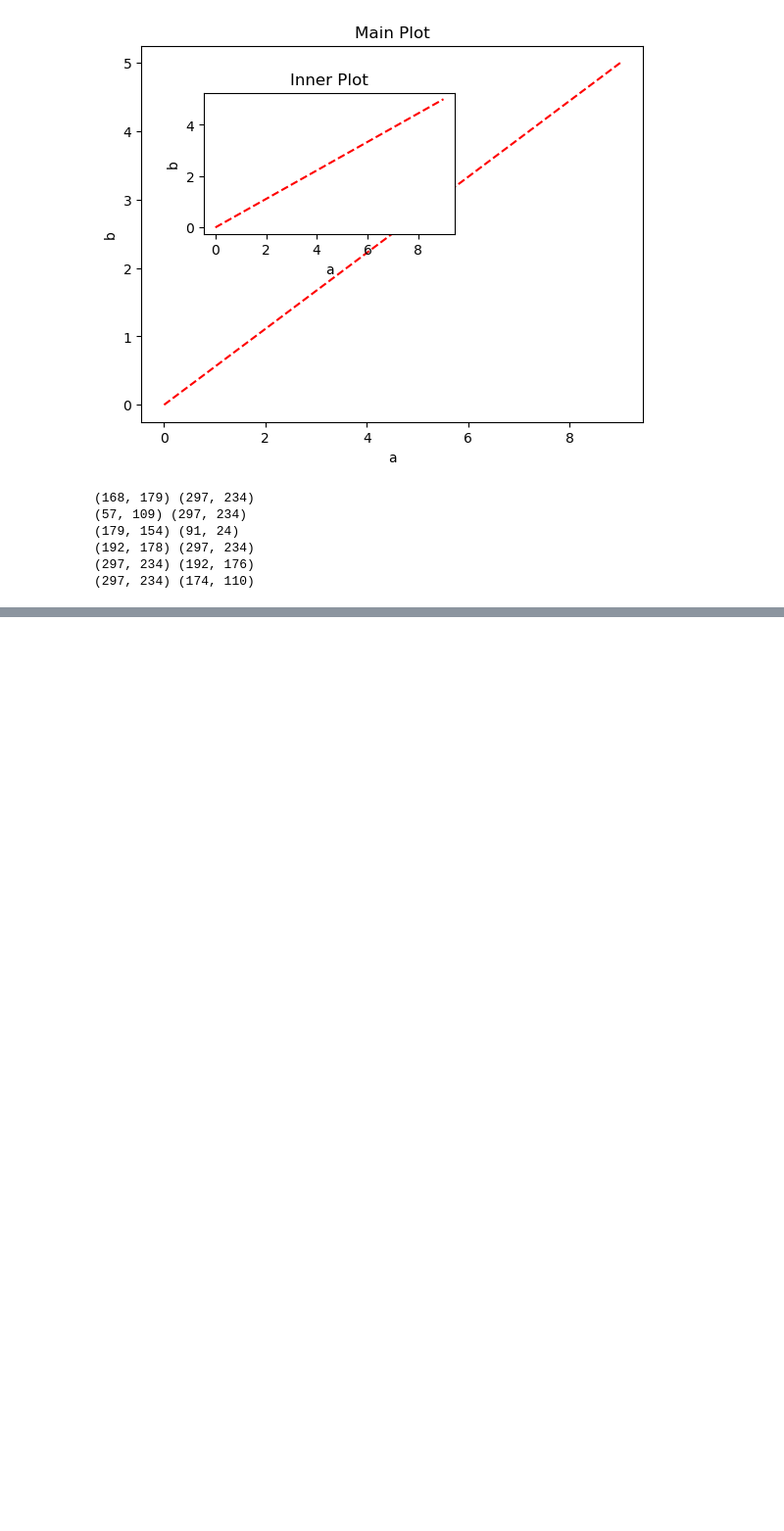
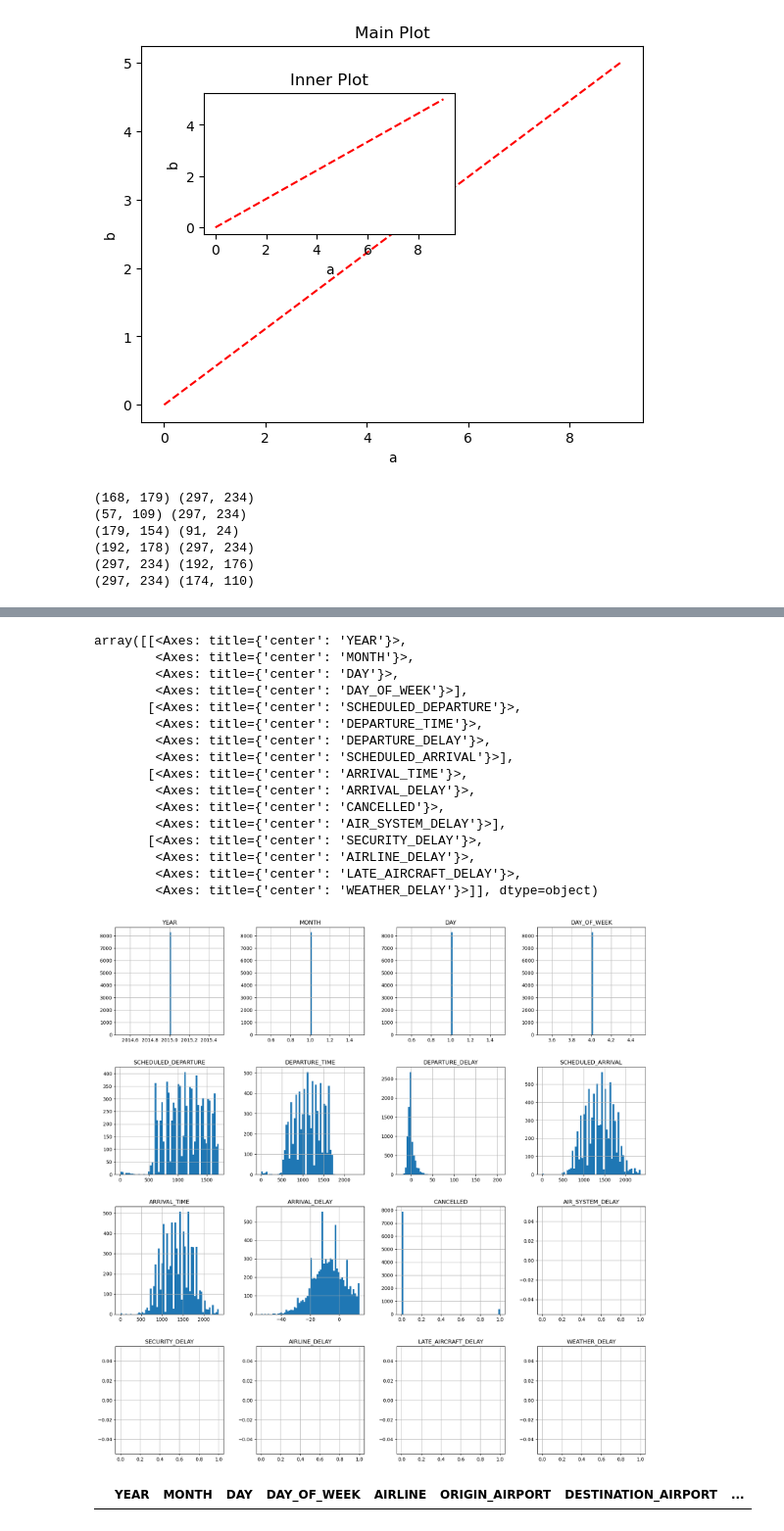
Before and after one commit to mrawaismurtaza/Machine-Learning-Jupyter, a Jupyter notebook: Python Learning.ipynb, the cells around one changed output, grey strips where cells are left out. Shown at 98% size. Saved outputs shown, nothing was run; the diff lists cells and outputs as text; code cells hidden in the pictures; blank space fills up the shorter version.

Commit message:
Clean Flights Data

```diff
--- a/Python Learning.ipynb
+++ b/Python Learning.ipynb
@@ -342,0 +510,4 @@ cv2.destroyAllWindows()
+# %%
+flights = pd.read_csv('flights.csv', nrows=10000)
+
+flights.shape
@@ -342,0 +518,3 @@ cv2.destroyAllWindows()
+# %%
+flights = flights[:10000]
+flights.shape
@@ -342,0 +569,8 @@ cv2.destroyAllWindows()
+# %%
+flights = flights[['YEAR', 'MONTH', 'DAY', 'DAY_OF_WEEK', 'AIRLINE',
+                   'ORIGIN_AIRPORT', 'DESTINATION_AIRPORT',
+                   'SCHEDULED_DEPARTURE', 'DEPARTURE_TIME', 'DEPARTURE_DELAY',
+                   'SCHEDULED_ARRIVAL', 'ARRIVAL_TIME',
+                   'ARRIVAL_DELAY', 'CANCELLED', 'CANCELLATION_REASON',
+                   'AIR_SYSTEM_DELAY', 'SECURITY_DELAY', 'AIRLINE_DELAY',
+                   'LATE_AIRCRAFT_DELAY', 'WEATHER_DELAY']]
@@ -342,0 +586,3 @@ cv2.destroyAllWindows()
+# %%
+na_values = flights[flights['AIR_SYSTEM_DELAY'].isna() & flights['SECURITY_DELAY'].isna() & flights['AIRLINE_DELAY'].isna() & flights['LATE_AIRCRAFT_DELAY'].isna() & flights['WEATHER_DELAY'].isna()]
+na_values.shape
@@ -342,0 +600,24 @@ cv2.destroyAllWindows()
+# %%
+na_values.hist(bins=60, figsize=(20,20))
+# %% [output]
+array([[<Axes: title={'center': 'YEAR'}>,
+        <Axes: title={'center': 'MONTH'}>,
+        <Axes: title={'center': 'DAY'}>,
+        <Axes: title={'center': 'DAY_OF_WEEK'}>],
+       [<Axes: title={'center': 'SCHEDULED_DEPARTURE'}>,
+        <Axes: title={'center': 'DEPARTURE_TIME'}>,
+        <Axes: title={'center': 'DEPARTURE_DELAY'}>,
+        <Axes: title={'center': 'SCHEDULED_ARRIVAL'}>],
+       [<Axes: title={'center': 'ARRIVAL_TIME'}>,
+        <Axes: title={'center': 'ARRIVAL_DELAY'}>,
+        <Axes: title={'center': 'CANCELLED'}>,
+        <Axes: title={'center': 'AIR_SYSTEM_DELAY'}>],
+       [<Axes: title={'center': 'SECURITY_DELAY'}>,
+        <Axes: title={'center': 'AIRLINE_DELAY'}>,
+        <Axes: title={'center': 'LATE_AIRCRAFT_DELAY'}>,
+        <Axes: title={'center': 'WEATHER_DELAY'}>]], dtype=object)
+[figure, added]
+# %%
+na_values[na_values['ARRIVAL_DELAY'] > 15]
+# %% [output]
+|  | YEAR | MONTH | DAY | DAY_OF_WEEK | AIRLINE | ORIGIN_AIRPORT | DESTINATION_AIRPORT | ... |
```
Also changed, not shown: parts of 57 cells of this notebook, 3 other files.
